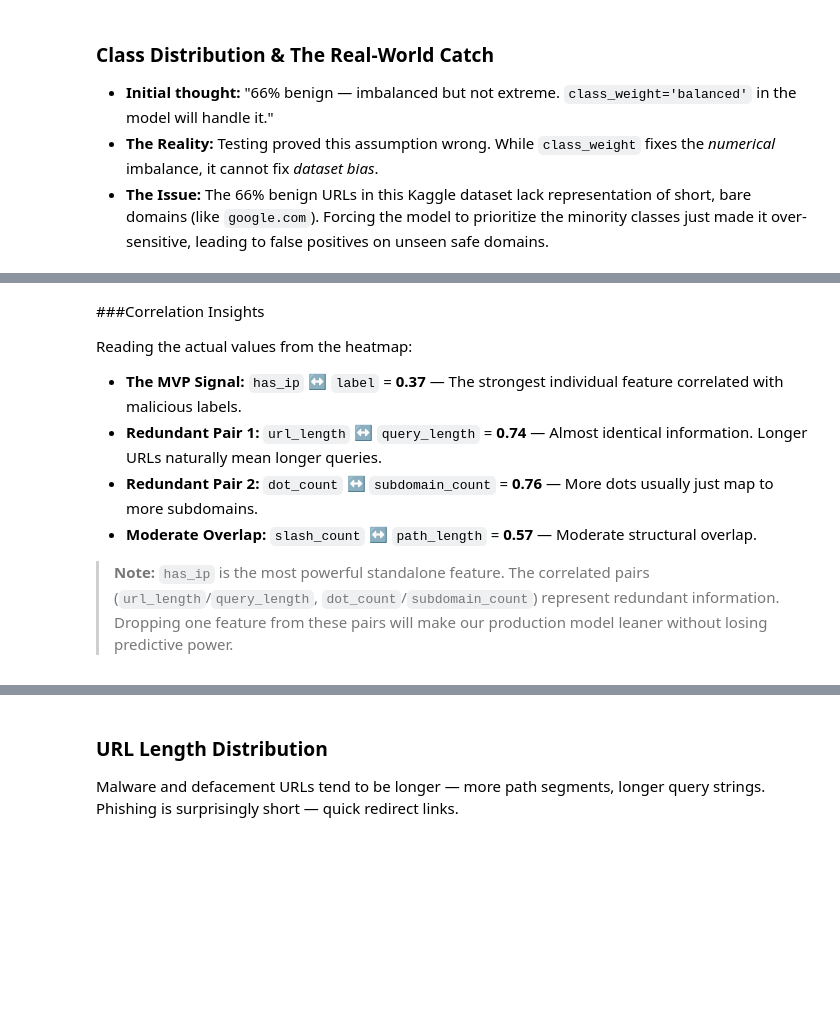
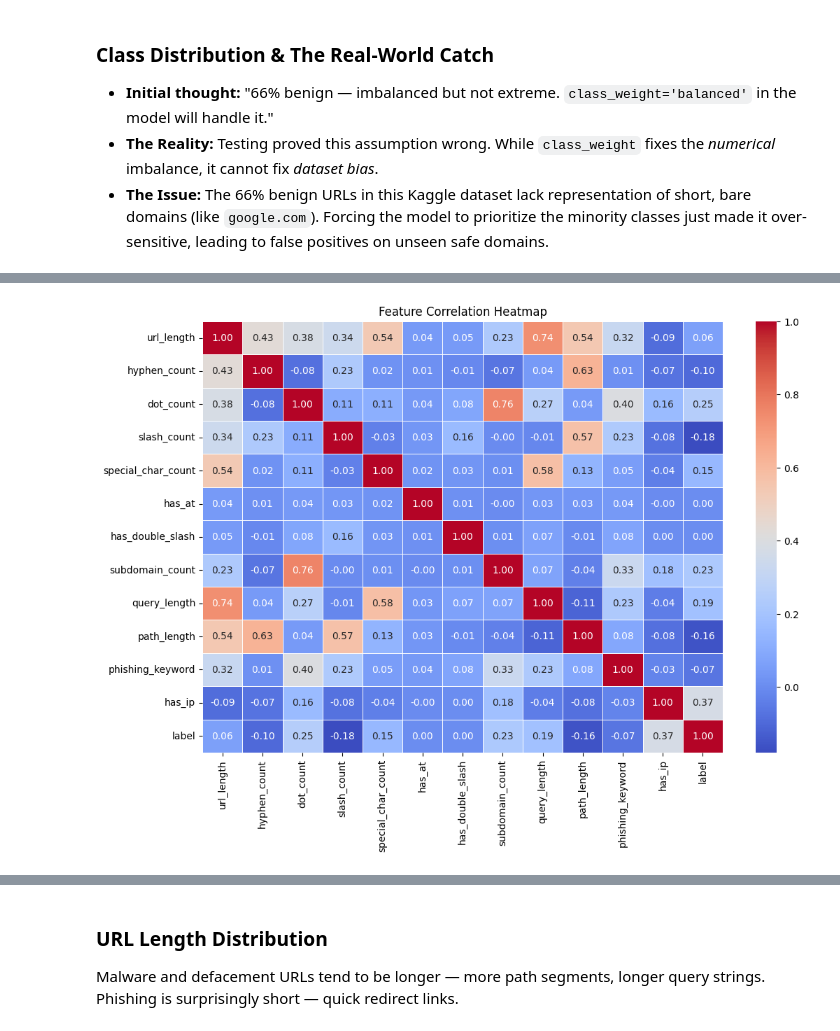
Before and after one commit to satyamkarn100-ctrl/Cyber-Threat-Detection, a Jupyter notebook: URL-Phishing.ipynb, the cells around one changed output, grey strips where cells are left out. Cells and saved outputs as stored; diff of their text form; code cells hidden in the pictures; blank space fills up the shorter version.

```diff
--- a/URL-Phishing.ipynb
+++ b/URL-Phishing.ipynb
@@ -375,26 +481,17 @@ plt.show()
 # %%
 # Add the label column to features_df just for this correlation plot
-features_df['label'] = malicious_df['label']
+features_df['label'] = df['label']
 
 # Now plot the heatmap
 plt.figure(figsize=(12, 8))
 sns.heatmap(
     features_df[feature_cols + ['label']].corr(numeric_only=True),
     annot=True,
     fmt='.2f',
     cmap='coolwarm',
     linewidths=0.5
 )
 plt.title("Feature Correlation Heatmap")
 plt.show()
+# %% [output]
+[figure, added]
-# %% [markdown]
-###Correlation Insights
-
-Reading the actual values from the heatmap:
-
-*   **The MVP Signal:** `has_ip` ↔ `label` = **0.37** — The strongest individual feature correlated with malicious labels.
-*   **Redundant Pair 1:** `url_length` ↔ `query_length` = **0.74** — Almost identical information. Longer URLs naturally mean longer queries.
-*   **Redundant Pair 2:** `dot_count` ↔ `subdomain_count` = **0.76** — More dots usually just map to more subdomains.
-*   **Moderate Overlap:** `slash_count` ↔ `path_length` = **0.57** — Moderate structural overlap.
-
-> **Note:** `has_ip` is the most powerful standalone feature. The correlated pairs (`url_length`/`query_length`, `dot_count`/`subdomain_count`) represent redundant information. Dropping one feature from these pairs will make our production model leaner without losing predictive power.
```
Also changed, not shown: parts of 79 cells of this notebook.
